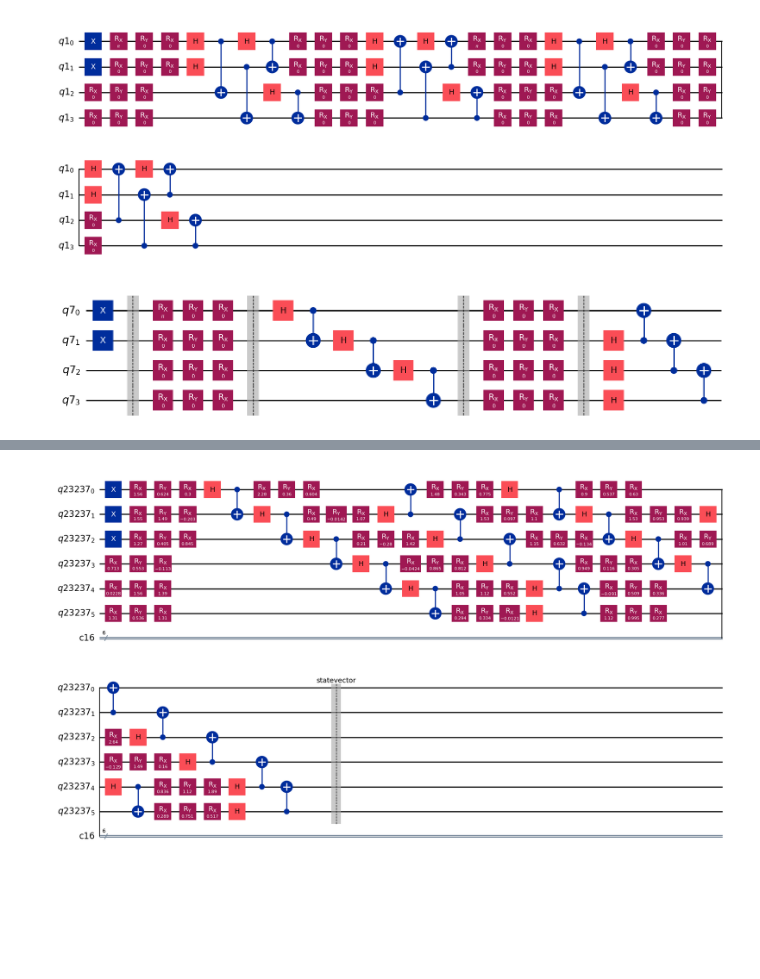
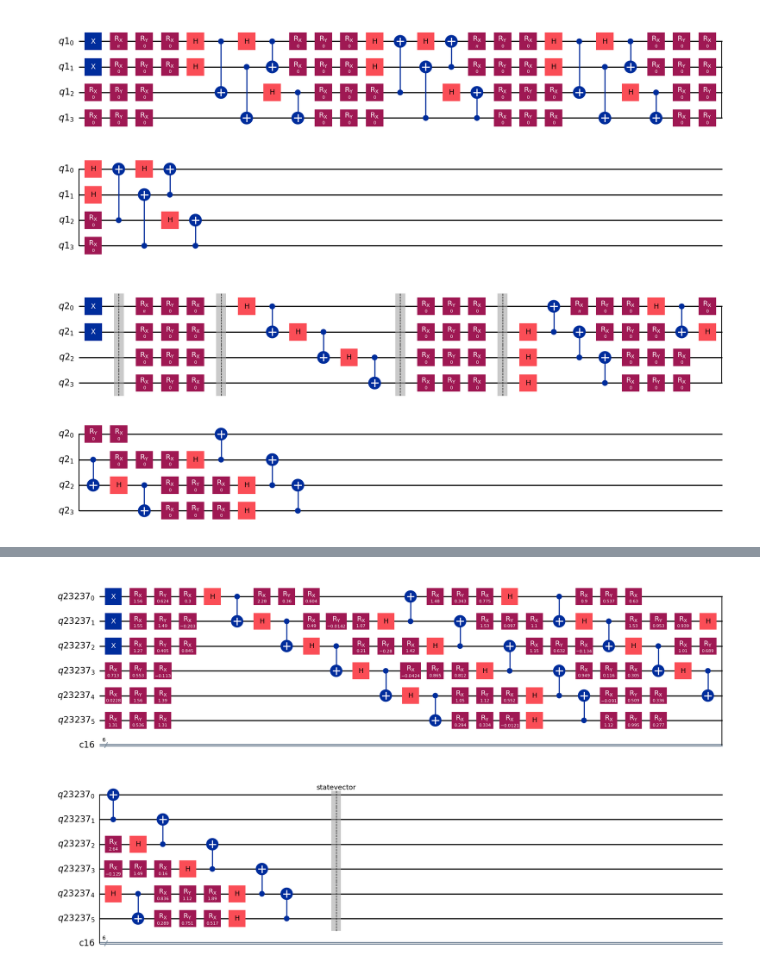
Before and after one commit to OlegUdalov/QC-qiskit-codes, a Jupyter notebook: VQE/Spinfull_fermions_sd_model.ipynb, the cells around one changed output, grey strips where cells are left out. Saved outputs shown, nothing was run; the diff lists cells and outputs as text; code cells hidden in the pictures; blank space fills up the shorter version.

```diff
--- a/VQE/Spinfull_fermions_sd_model.ipynb
+++ b/VQE/Spinfull_fermions_sd_model.ipynb
@@ -505,7 +505,7 @@ def anzatz_qc(theta, nodes_number, el_num):
     for i in range(0, nodes_number * 2 - 1):
         v_qc.h(i+1)
         v_qc.cx(i + 1, i)
-    '''
+
     for i in range(0, nodes_number * 2):
         v_qc.rx(theta[i_theta],i)
         i_theta = i_theta + 1
@@ -516,35 +516,35 @@ def anzatz_qc(theta, nodes_number, el_num):
     #v_qc.x(bit_size-1)
         #v_qc.x(bit_size-1)
     for i in range(0, nodes_number * 2 - 1):
         v_qc.h(i)
         v_qc.cx(i, i + 1)
 
 
     #v_qc.h(nodes_number * 2 - 1)
     #v_qc.cx(nodes_number * 2 - 1, 0)
 
     #v_qc.cz(bit_size - 1, 0)
     for i in range(0, nodes_number * 2):
         v_qc.rx(theta[i_theta],i)
         i_theta = i_theta + 1
         v_qc.ry(theta[i_theta],i)
         i_theta = i_theta + 1
         v_qc.rx(theta[i_theta],i)
         i_theta = i_theta + 1
 
     for i in range(0, nodes_number * 2 - 1):
         v_qc.h(i+1)
         v_qc.cx(i + 1, i)
     #v_qc.h(nodes_number * 2 - 1)
     #v_qc.cx(nodes_number * 2 - 1, 0)
-    '''
+
     return v_qc
 
 theta = [math.pi, 0 , 0,     0, 0, 0,      0, 0, 0,      0, 0, 0,         0, 0 , 0,     0, 0, 0,      0, 0, 0,      0, 0, 0, math.pi, 0 , 0,     0, 0, 0,      0, 0, 0,      0, 0, 0,         0, 0 , 0,     0, 0, 0,      0, 0, 0,      0, 0, 0]
 qc = anzatz_qc(theta, 2,2)
 qc.draw('mpl')
 # %% [output]
-[figure, old version]
+[figure, new version]
 # %%
 # defining a cost function
 cost_history_dict = {
```
Also changed, not shown: parts of 2 cells of this notebook, 9 other files.
